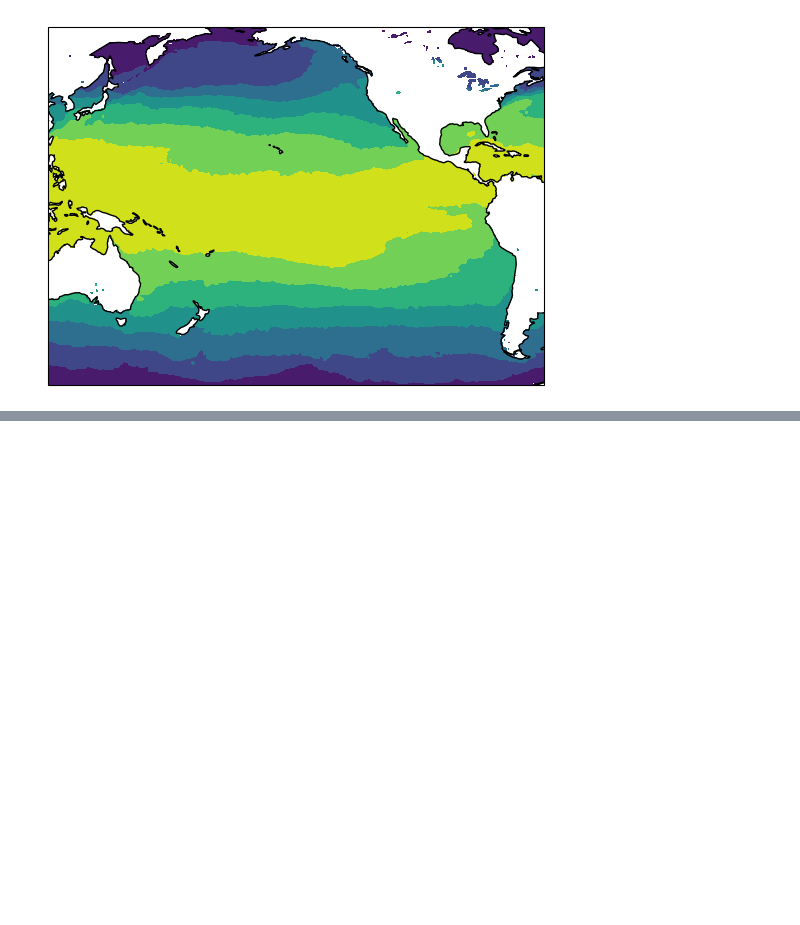
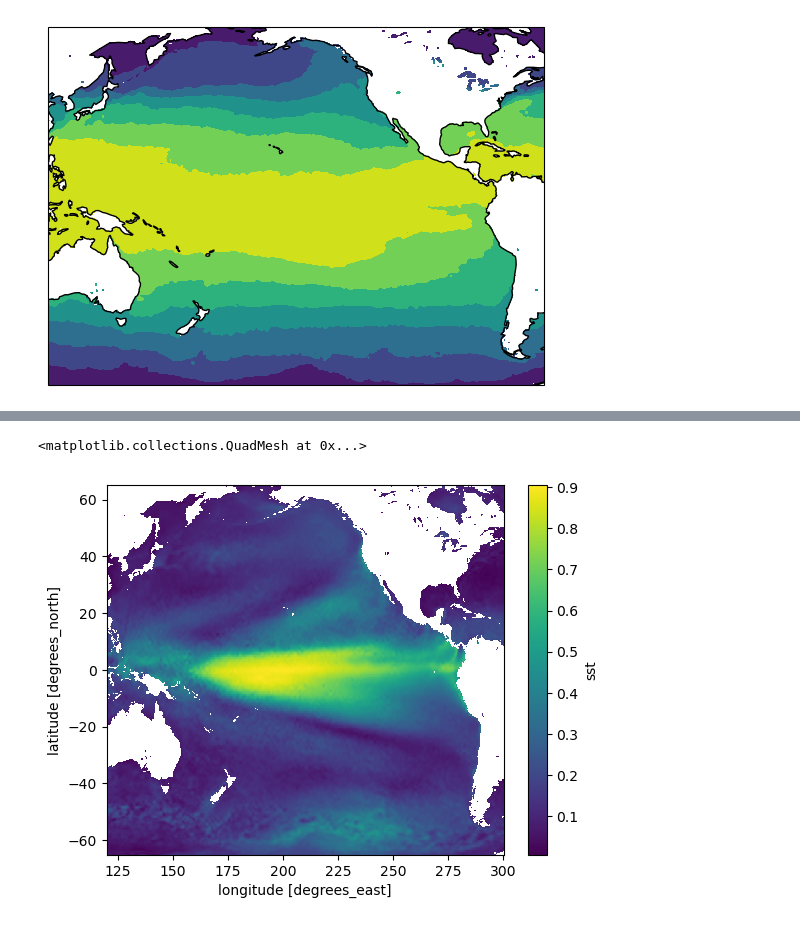
Before and after one commit to swnesbitt/ATMS-523-Module-4, a Jupyter notebook: park_solution.ipynb, the cells around one changed output, grey strips where cells are left out. Saved outputs shown, nothing was run; the diff lists cells and outputs as text; code cells hidden in the pictures; blank space fills up the shorter version.

```diff
--- a/park_solution.ipynb
+++ b/park_solution.ipynb
@@ -90,0 +209,3 @@ snapshot.shape
+# %%
+reconstruction = solver.reconstructedField(neofs)
+reconstruction
@@ -90,0 +230,7 @@ snapshot.shape
+# %%
+eof_eval = xr.corr(ds['sst'], reconstruction, dim = 'time')
+# %%
+eof_eval.plot()
+# %% [output]
+<matplotlib.collections.QuadMesh at 0x...>
+[figure, added]
```
Also changed, not shown: parts of 15 cells of this notebook, 3 other files.
